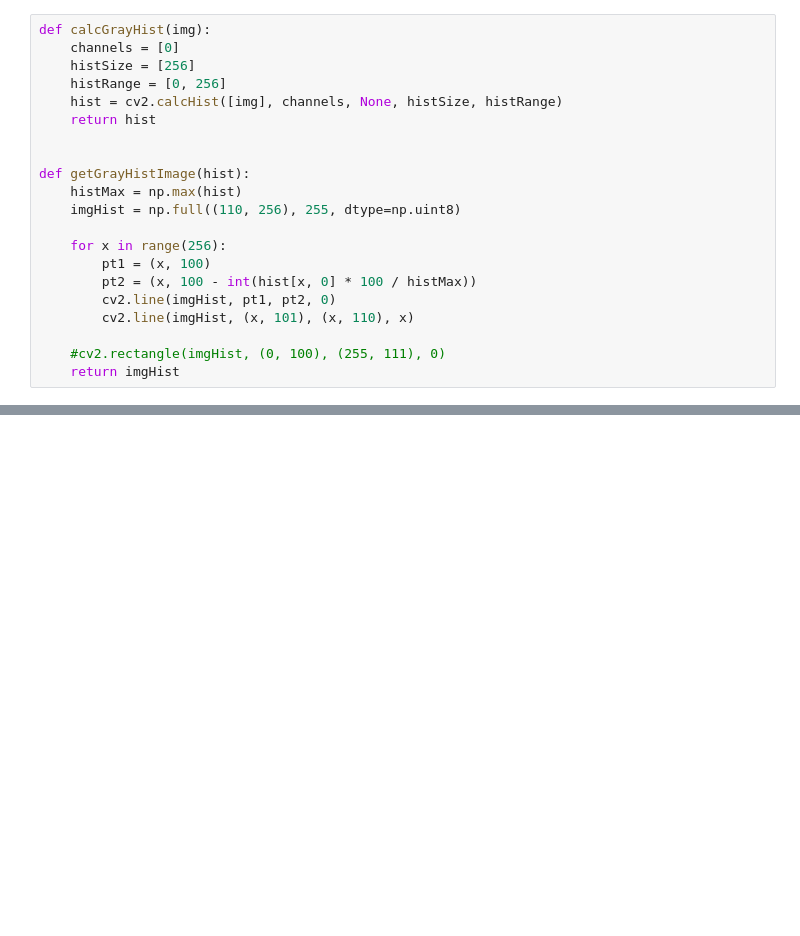
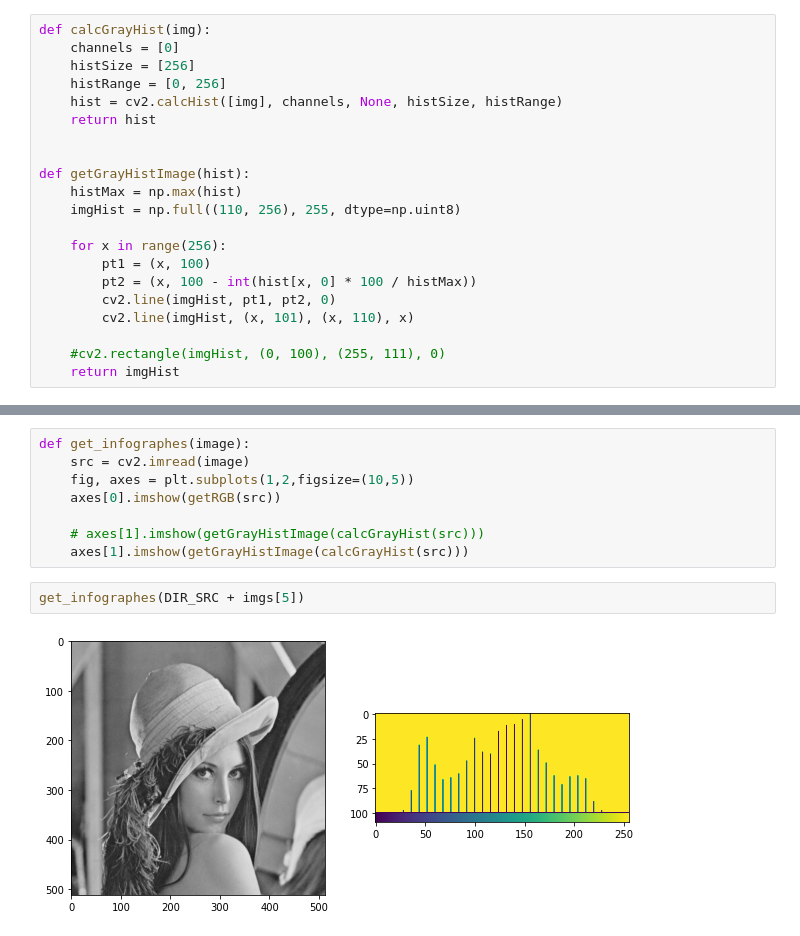
Before and after one commit to onitonitonito/openCV_TAcademy_reboot, a Jupyter notebook: lecture_03/histogram.ipynb, the cells around one changed output, grey strips where cells are left out. Drawn from its saved outputs; the diff is of its cells as text; blank space fills up the shorter version.

```diff
--- a/lecture_03/histogram.ipynb
+++ b/lecture_03/histogram.ipynb
@@ -59,0 +95,12 @@ cv2.destroyAllWindows()
+# %%
+def get_infographes(image):
+    src = cv2.imread(image)
+    fig, axes = plt.subplots(1,2,figsize=(10,5))
+    axes[0].imshow(getRGB(src))
+
+    # axes[1].imshow(getGrayHistImage(calcGrayHist(src)))
+    axes[1].imshow(getGrayHistImage(calcGrayHist(src)))
+# %%
+get_infographes(DIR_SRC + imgs[5])
+# %% [output]
+[figure, added]
```
Also changed, not shown: parts of 12 cells of this notebook, 10 other files.
